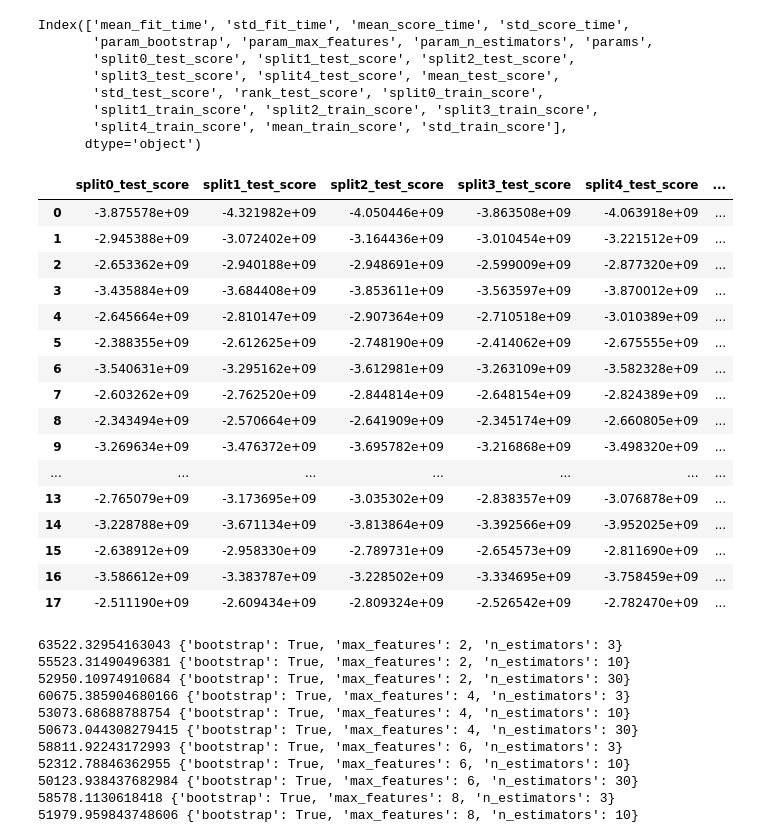
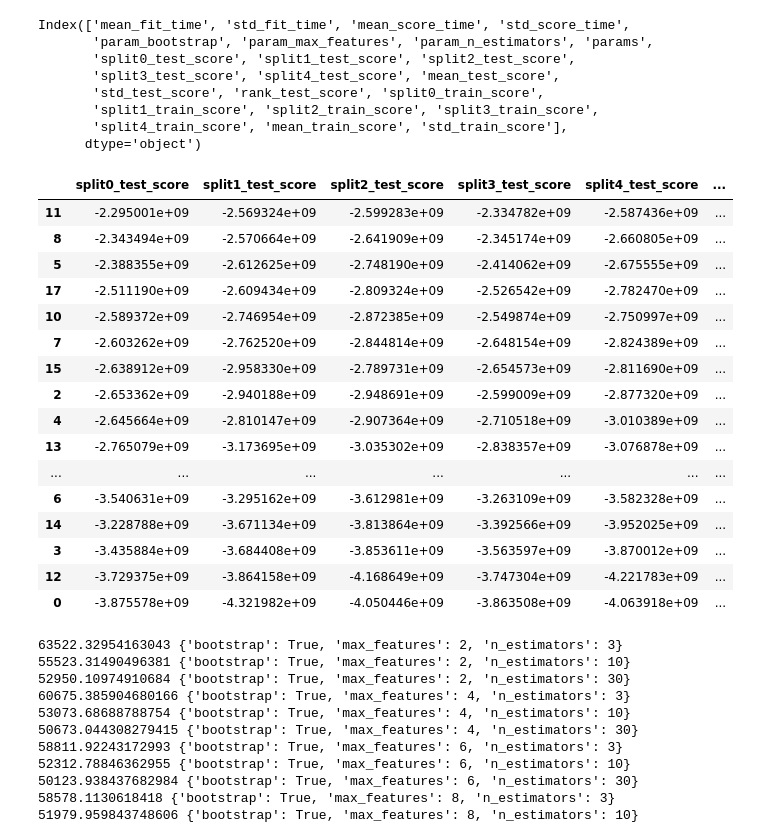
Before and after one commit to jarvisrob/hands-on-ml-book, a Jupyter notebook: Housing.ipynb, the cells around one changed output. Saved outputs shown, nothing was run; the diff lists cells and outputs as text; code cells hidden in the pictures.

```diff
--- a/Housing.ipynb
+++ b/Housing.ipynb
@@ -934,25 +934,25 @@ Index(['mean_fit_time', 'std_fit_time', 'mean_score_time', 'std_score_time',
       dtype='object')
 # %%
 cvres_df[["split0_test_score", "split1_test_score", "split2_test_score", "split3_test_score", "split4_test_score",
-         "mean_test_score", "std_test_score", "rank_test_score", "params"]]
+         "mean_test_score", "std_test_score", "rank_test_score", "params"]].sort_values("rank_test_score")
 # %% [output]
 |  | split0_test_score | split1_test_score | split2_test_score | split3_test_score | split4_test_score | ... |
+| 11 | -2.295001e+09 | -2.569324e+09 | -2.599283e+09 | -2.334782e+09 | -2.587436e+09 | ... |
+| 8 | -2.343494e+09 | -2.570664e+09 | -2.641909e+09 | -2.345174e+09 | -2.660805e+09 | ... |
+| 5 | -2.388355e+09 | -2.612625e+09 | -2.748190e+09 | -2.414062e+09 | -2.675555e+09 | ... |
+| 17 | -2.511190e+09 | -2.609434e+09 | -2.809324e+09 | -2.526542e+09 | -2.782470e+09 | ... |
+| 10 | -2.589372e+09 | -2.746954e+09 | -2.872385e+09 | -2.549874e+09 | -2.750997e+09 | ... |
+| 7 | -2.603262e+09 | -2.762520e+09 | -2.844814e+09 | -2.648154e+09 | -2.824389e+09 | ... |
+| 15 | -2.638912e+09 | -2.958330e+09 | -2.789731e+09 | -2.654573e+09 | -2.811690e+09 | ... |
+| 2 | -2.653362e+09 | -2.940188e+09 | -2.948691e+09 | -2.599009e+09 | -2.877320e+09 | ... |
+| 4 | -2.645664e+09 | -2.810147e+09 | -2.907364e+09 | -2.710518e+09 | -3.010389e+09 | ... |
+| 13 | -2.765079e+09 | -3.173695e+09 | -3.035302e+09 | -2.838357e+09 | -3.076878e+09 | ... |
+| ... | ... | ... | ... | ... | ... | ... |
+| 6 | -3.540631e+09 | -3.295162e+09 | -3.612981e+09 | -3.263109e+09 | -3.582328e+09 | ... |
+| 14 | -3.228788e+09 | -3.671134e+09 | -3.813864e+09 | -3.392566e+09 | -3.952025e+09 | ... |
+| 3 | -3.435884e+09 | -3.684408e+09 | -3.853611e+09 | -3.563597e+09 | -3.870012e+09 | ... |
+| 12 | -3.729375e+09 | -3.864158e+09 | -4.168649e+09 | -3.747304e+09 | -4.221783e+09 | ... |
 | 0 | -3.875578e+09 | -4.321982e+09 | -4.050446e+09 | -3.863508e+09 | -4.063918e+09 | ... |
-| 1 | -2.945388e+09 | -3.072402e+09 | -3.164436e+09 | -3.010454e+09 | -3.221512e+09 | ... |
-| 2 | -2.653362e+09 | -2.940188e+09 | -2.948691e+09 | -2.599009e+09 | -2.877320e+09 | ... |
-| 3 | -3.435884e+09 | -3.684408e+09 | -3.853611e+09 | -3.563597e+09 | -3.870012e+09 | ... |
-| 4 | -2.645664e+09 | -2.810147e+09 | -2.907364e+09 | -2.710518e+09 | -3.010389e+09 | ... |
-| 5 | -2.388355e+09 | -2.612625e+09 | -2.748190e+09 | -2.414062e+09 | -2.675555e+09 | ... |
-| 6 | -3.540631e+09 | -3.295162e+09 | -3.612981e+09 | -3.263109e+09 | -3.582328e+09 | ... |
-| 7 | -2.603262e+09 | -2.762520e+09 | -2.844814e+09 | -2.648154e+09 | -2.824389e+09 | ... |
-| 8 | -2.343494e+09 | -2.570664e+09 | -2.641909e+09 | -2.345174e+09 | -2.660805e+09 | ... |
-| 9 | -3.269634e+09 | -3.476372e+09 | -3.695782e+09 | -3.216868e+09 | -3.498320e+09 | ... |
-| ... | ... | ... | ... | ... | ... | ... |
-| 13 | -2.765079e+09 | -3.173695e+09 | -3.035302e+09 | -2.838357e+09 | -3.076878e+09 | ... |
-| 14 | -3.228788e+09 | -3.671134e+09 | -3.813864e+09 | -3.392566e+09 | -3.952025e+09 | ... |
-| 15 | -2.638912e+09 | -2.958330e+09 | -2.789731e+09 | -2.654573e+09 | -2.811690e+09 | ... |
-| 16 | -3.586612e+09 | -3.383787e+09 | -3.228502e+09 | -3.334695e+09 | -3.758459e+09 | ... |
-| 17 | -2.511190e+09 | -2.609434e+09 | -2.809324e+09 | -2.526542e+09 | -2.782470e+09 | ... |
 # %%
 for mean_score, params in zip(cvres["mean_test_score"], cvres["params"]):  # `zip` pairs tuple elements in same position
     print(np.sqrt(-mean_score), params)
```
Also changed, not shown: parts of 3 cells of this notebook.
